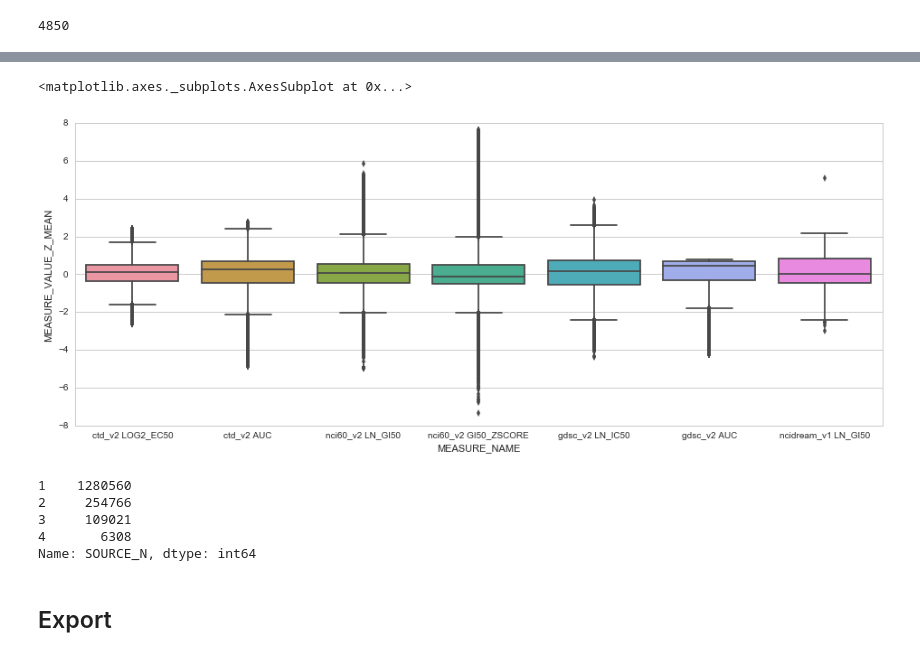
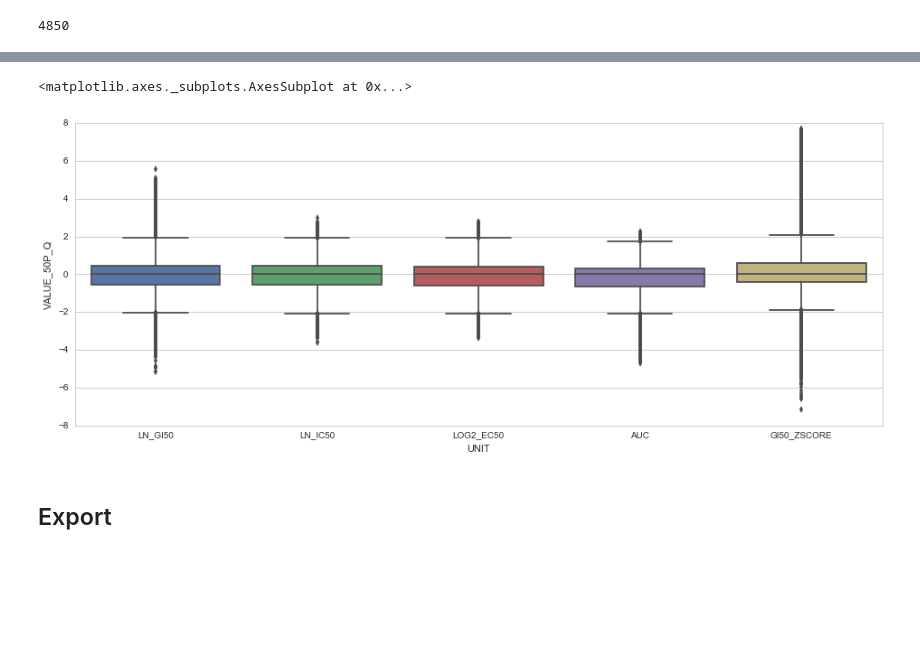
Before and after one commit to eric-czech/mgds, a Jupyter notebook: python/notebook/data_aggregation/export/superset/drug_data.ipynb, the cells around one changed output, grey strips where cells are left out. Cells and saved outputs as stored; diff of their text form; code cells hidden in the pictures; blank space fills up the shorter version.

Commit message:
refactored drug sensitivity scaling

```diff
--- a/python/notebook/data_aggregation/export/superset/drug_data.ipynb
+++ b/python/notebook/data_aggregation/export/superset/drug_data.ipynb
@@ -235,0 +225,29 @@ memory usage: 431.4+ MB
+# %%
+# Merge all raw data and computed statistics so that rescaled measurements can be computed
+# using vector math on individual fields rather than needing to reference statistics in loops
+# or custom functions:
+
+# Merge replicate data with cell line + drug aggregate data
+d_drug_ext = pd.merge(d_drug_lng, d_drug_cl, on=c_grp_lng, how='inner')
+assert len(d_drug_lng) == len(d_drug_ext), \
+    'Join to cell line statistics resulted in loss of records (should not be possible)'
+
+# Merge the above with the source + unit distribution statistics
+c_src = ['VALUE_50P_50P', 'VALUE_50P_IQR', 'VALUE_MEAN_MEAN', 'VALUE_MEAN_STD', 'SOURCE', 'UNIT']
+d_drug_ext = pd.merge(d_drug_ext, d_drug_src[c_src], on=['SOURCE', 'UNIT'], how='inner')
+assert len(d_drug_lng) == len(d_drug_ext), \
+    'Join to source statistics resulted in loss of records (should not be possible)'
+del c_src
+
+# Compute z-scores and q-scores (i.e. "robust" scaled scores)
+d_drug_ext['VALUE_Z'] = (d_drug_ext['VALUE'] - d_drug_ext['VALUE_MEAN_MEAN']) / d_drug_ext['VALUE_MEAN_STD']
+d_drug_ext['VALUE_MEAN_Z'] = (d_drug_ext['VALUE_MEAN'] - d_drug_ext['VALUE_MEAN_MEAN']) / d_drug_ext['VALUE_MEAN_STD']
+d_drug_ext['VALUE_Q'] = (d_drug_ext['VALUE'] - d_drug_ext['VALUE_50P_50P']) / d_drug_ext['VALUE_50P_IQR']
+d_drug_ext['VALUE_50P_Q'] = (d_drug_ext['VALUE_50P'] - d_drug_ext['VALUE_50P_50P']) / d_drug_ext['VALUE_50P_IQR']
+
+# Reassign NCI60 zscore to original score instead of computed one
+# mask = (d_drug_ext['SOURCE'] == src.NCI60_v2) & (d_drug_ext['UNIT'] == 'GI50_ZSCORE')
+# d_drug_ext['VALUE_Z'] = d_drug_ext['VALUE_Z'].where(~mask, d_drug_ext['VALUE'])
+# d_drug_ext['VALUE_MEAN_Z'] = d_drug_ext['VALUE_MEAN_Z'].where(~mask, d_drug_ext['VALUE_MEAN'])
+
+d_drug_ext.info()
@@ -236,7 +272,7 @@ memory usage: 431.4+ MB
 # %%
 # Finally, "summarize" the per-replicate data by choosing an arbitrary record for any cell line + drug + source.
 # Both this summary and the per-replicate data may be useful in the future
-d_drug_summary = d_drug_exp.groupby(['CELL_LINE_ID:MGDS', 'DRUG_NAME:MGDS', 'SOURCE', 'MEASURE_UNIT']).head(1)
-d_drug_summary.info()
+d_drug_agg = d_drug_ext.groupby(c_grp_lng).head(1)
+d_drug_agg.info()
 # %% [output]
 <class 'pandas.core.frame.DataFrame'>
@@ -288,22 +308,14 @@ d_drug_summary.groupby(['SOURCE', 'MEASURE_UNIT'])['MEASURE_VALUE_Z_MEAN'].descr
 # %%
 plt.figure(figsize=(16,6))
 sns.boxplot(
-    x='MEASURE_NAME', y='MEASURE_VALUE_Z_MEAN',
-    data=d_drug_summary\
-        .assign(MEASURE_NAME=d_drug_summary['SOURCE']\
-        .str.cat(d_drug_summary['MEASURE_UNIT'], sep=' '))
+    x='UNIT', y='VALUE_50P_Q', #y='VALUE_MEAN_Z'
+    data=d_drug_agg\
+        .assign(MEASURE_NAME=d_drug_agg['SOURCE']\
+        .str.cat(d_drug_agg['UNIT'], sep=' '))
 )
 # %% [output]
 <matplotlib.axes._subplots.AxesSubplot at 0x...>
-[figure, old version]
+[figure, new version]
-# %%
-d_drug_summary['SOURCE_N'].value_counts()
-# %% [output]
-1    1280560
-2     254766
-3     109021
-4       6308
-Name: SOURCE_N, dtype: int64
 # %% [markdown]
 ## Export
 # %%
```
Also changed, not shown: parts of 28 cells of this notebook.
